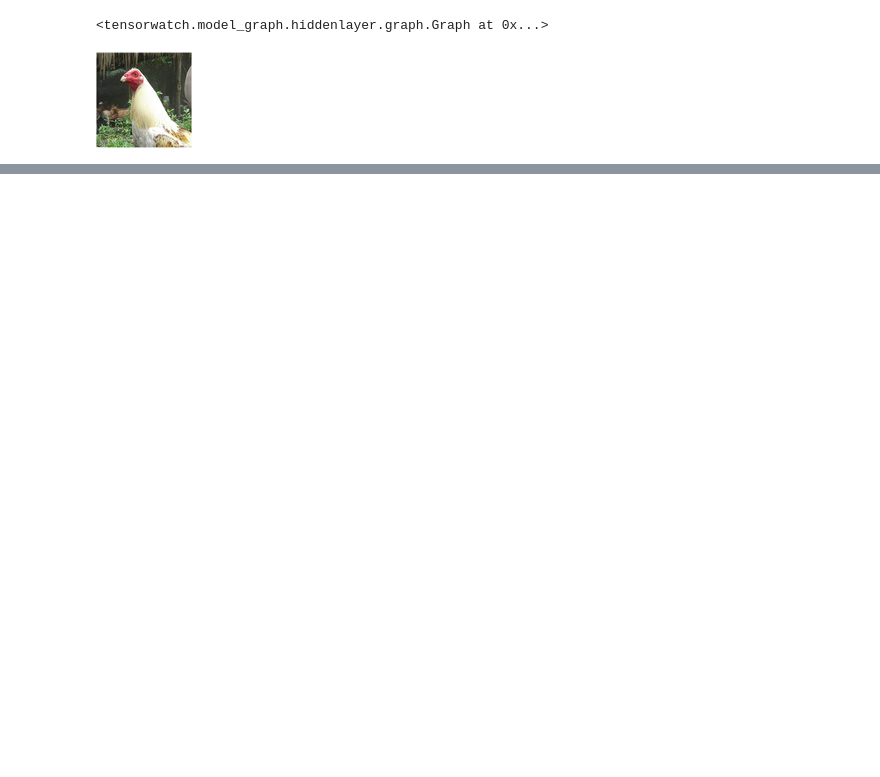
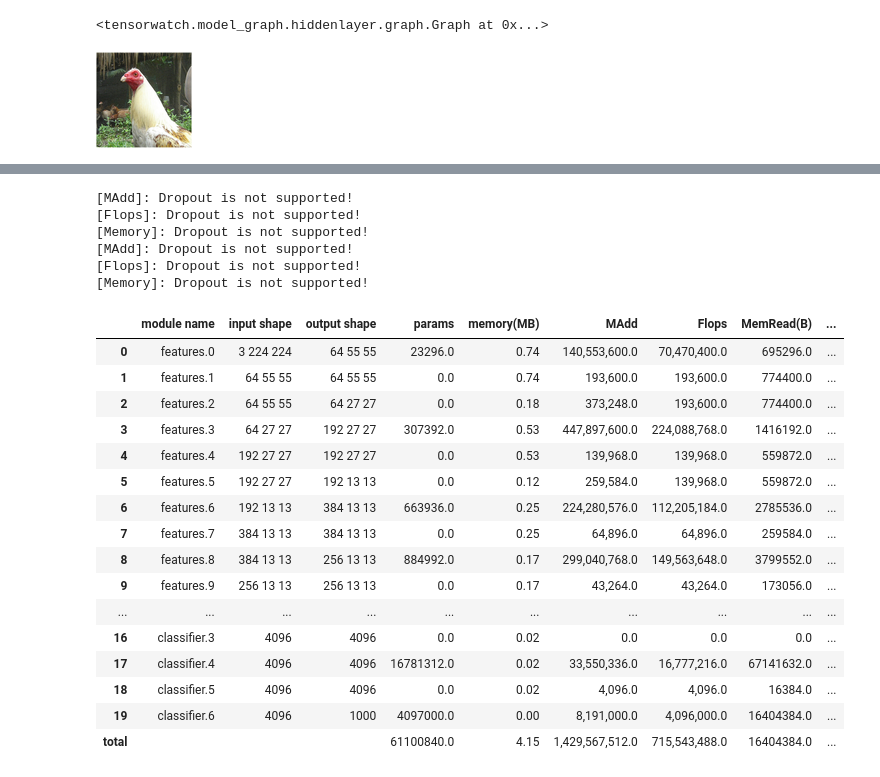
Before and after one commit to sytelus/longview, a Jupyter notebook: notebooks/demo/network_arch.ipynb, the cells around one changed output, grey strips where cells are left out. Cells and saved outputs as stored; diff of their text form; code cells hidden in the pictures; blank space fills up the shorter version.

```diff
--- a/notebooks/demo/network_arch.ipynb
+++ b/notebooks/demo/network_arch.ipynb
@@ -81,2 +81,28 @@ tw.plot_grads_at(model, img, feature_map_index=3, point=(8,8))
 [interactive output not drawn]
 [interactive output not drawn]
+# %%
+tw.model_stats(alexnet_model, [1, 3, 224, 224])
+# %% [output]
+[MAdd]: Dropout is not supported!
+[Flops]: Dropout is not supported!
+[Memory]: Dropout is not supported!
+[MAdd]: Dropout is not supported!
+[Flops]: Dropout is not supported!
+[Memory]: Dropout is not supported!
+|  | module name | input shape | output shape | params | memory(MB) | MAdd | Flops | MemRead(B) | ... |
+| 0 | features.0 | 3 224 224 | 64 55 55 | 23296.0 | 0.74 | 140,553,600.0 | 70,470,400.0 | 695296.0 | ... |
+| 1 | features.1 | 64 55 55 | 64 55 55 | 0.0 | 0.74 | 193,600.0 | 193,600.0 | 774400.0 | ... |
+| 2 | features.2 | 64 55 55 | 64 27 27 | 0.0 | 0.18 | 373,248.0 | 193,600.0 | 774400.0 | ... |
+| 3 | features.3 | 64 27 27 | 192 27 27 | 307392.0 | 0.53 | 447,897,600.0 | 224,088,768.0 | 1416192.0 | ... |
+| 4 | features.4 | 192 27 27 | 192 27 27 | 0.0 | 0.53 | 139,968.0 | 139,968.0 | 559872.0 | ... |
+| 5 | features.5 | 192 27 27 | 192 13 13 | 0.0 | 0.12 | 259,584.0 | 139,968.0 | 559872.0 | ... |
+| 6 | features.6 | 192 13 13 | 384 13 13 | 663936.0 | 0.25 | 224,280,576.0 | 112,205,184.0 | 2785536.0 | ... |
+| 7 | features.7 | 384 13 13 | 384 13 13 | 0.0 | 0.25 | 64,896.0 | 64,896.0 | 259584.0 | ... |
+| 8 | features.8 | 384 13 13 | 256 13 13 | 884992.0 | 0.17 | 299,040,768.0 | 149,563,648.0 | 3799552.0 | ... |
+| 9 | features.9 | 256 13 13 | 256 13 13 | 0.0 | 0.17 | 43,264.0 | 43,264.0 | 173056.0 | ... |
+| ... | ... | ... | ... | ... | ... | ... | ... | ... | ... |
+| 16 | classifier.3 | 4096 | 4096 | 0.0 | 0.02 | 0.0 | 0.0 | 0.0 | ... |
+| 17 | classifier.4 | 4096 | 4096 | 16781312.0 | 0.02 | 33,550,336.0 | 16,777,216.0 | 67141632.0 | ... |
+| 18 | classifier.5 | 4096 | 4096 | 0.0 | 0.02 | 4,096.0 | 4,096.0 | 16384.0 | ... |
+| 19 | classifier.6 | 4096 | 1000 | 4097000.0 | 0.00 | 8,191,000.0 | 4,096,000.0 | 16404384.0 | ... |
+| total |  |  |  | 61100840.0 | 4.15 | 1,429,567,512.0 | 715,543,488.0 | 16404384.0 | ... |
```
Also changed, not shown: parts of 2 cells of this notebook, 11 other files.
